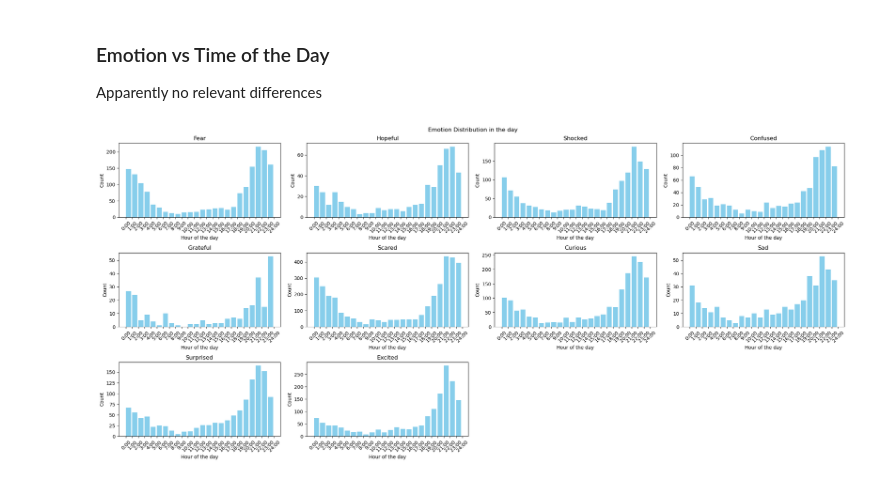
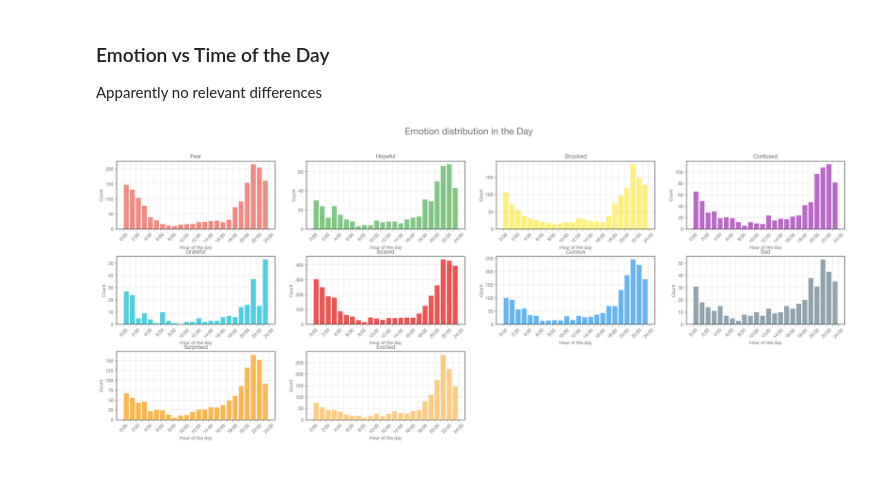
Before and after one commit to BalducciFrancesco/02806-Social-Data-Analysis-and-Visualization, a Jupyter notebook: assets/sources/final-project.ipynb, the cells around one changed output. Saved outputs shown, nothing was run; the diff lists cells and outputs as text; code cells hidden in the pictures.

Commit message:
added some cool™️ plots

```diff
--- a/assets/sources/final-project.ipynb
+++ b/assets/sources/final-project.ipynb
@@ -10,6 +10,14 @@ import matplotlib.pyplot as plt
 from tqdm.auto import tqdm
 
 tqdm.pandas()  # Registers the progress_apply method
+
+COLOR = '#727272'
+plt.rcParams['font.family'] = 'Helvetica Neue'
+plt.rcParams['text.color'] = COLOR
+plt.rcParams['axes.labelcolor'] = COLOR
+plt.rcParams['xtick.color'] = COLOR
+plt.rcParams['ytick.color'] = COLOR
+plt.rcParams['figure.dpi'] = 200
 
 df = pd.read_csv(
     "../../../ufo_sightings_scrubbed.csv",
@@ -251,6 +259,20 @@ emotion_keywords = [
     'fear', 'hopeful', 'shocked', 'confused', 'grateful',
     'scared', 'curious', 'sad', 'surprised', 'excited'
 ]
+
+# Define a color for each emotion keyword
+emotion_colors = {
+    emotion_keywords[0]: '#f28b82',  # brighter pastel red
+    emotion_keywords[1]: '#81c784',  # brighter pastel green
+    emotion_keywords[2]: '#fff176',  # brighter pastel yellow
+    emotion_keywords[3]: '#ba68c8',  # brighter pastel purple
+    emotion_keywords[4]: '#4dd0e1',  # brighter pastel teal
+    emotion_keywords[5]: '#ef5350',  # brighter pastel dark red
+    emotion_keywords[6]: '#64b5f6',  # brighter pastel blue
+    emotion_keywords[7]: '#90a4ae',  # brighter pastel dark blue
+    emotion_keywords[8]: '#ffb74d',  # brighter pastel orange
+    emotion_keywords[9]: '#ffcc80',  # brighter pastel gold
+}
 
 # Create a column for each emotion keyword (lemmatized)
 for emotion in [lemmatizer.lemmatize(word) for word in emotion_keywords]:
@@ -317,29 +339,35 @@ Chose this method because the others were too resource-intense and there are a l
 ### Emotion vs Time of the Day
 Apparently no relevant differences
 # %%
-fig, axes = plt.subplots(3, 4, figsize=(25, 10))
+fig, axes = plt.subplots(3, 4, figsize=(28, 10))
 
 for e, ax in zip(emotion_keywords, axes.flatten()):
     # Filter the DataFrame for the current emotion
     df_emotion = df_sent[df_sent[e] == True]
 
     # Count occurrences by hour
     df_emotion_count = df_emotion['datetime'].dt.hour.value_counts().sort_index().reset_index()
     df_emotion_count.columns = ['hour', 'count']
-    # Plot the histogram
-    ax.bar(df_emotion_count['hour'], df_emotion_count['count'], color='skyblue', align="edge")
+
+    ax.bar(
+        df_emotion_count['hour'],
+        df_emotion_count['count'],
+        color=emotion_colors.get(e),
+        align="edge"
+    )
     ax.set_xticks(range(0, 25))
-    ax.set_xticklabels([f"{h}:00" for h in range(0, 25)], rotation=45)
+    ax.set_xticklabels([f"{h}:00" if h % 2 == 0 else "" for h in range(0, 25)], rotation=45)
     ax.set_title(e.capitalize())
     ax.set_xlabel('Hour of the day')
     ax.set_ylabel('Count')
+    ax.grid(alpha=0.3)
 
 # Hide unused subplots
 for ax in axes.flatten()[len(emotion_keywords):]:
     ax.axis('off')
 
-plt.suptitle('Emotion Distribution in the day')
-plt.tight_layout()
+fig.suptitle('Emotion distribution in the Day', fontsize=20)
+plt.subplots_adjust(hspace=0.4, wspace=0.2)
 plt.show()
 # %% [output]
-[figure, old version]
+[figure, new version]
```
Also changed, not shown: parts of 18 cells of this notebook.
